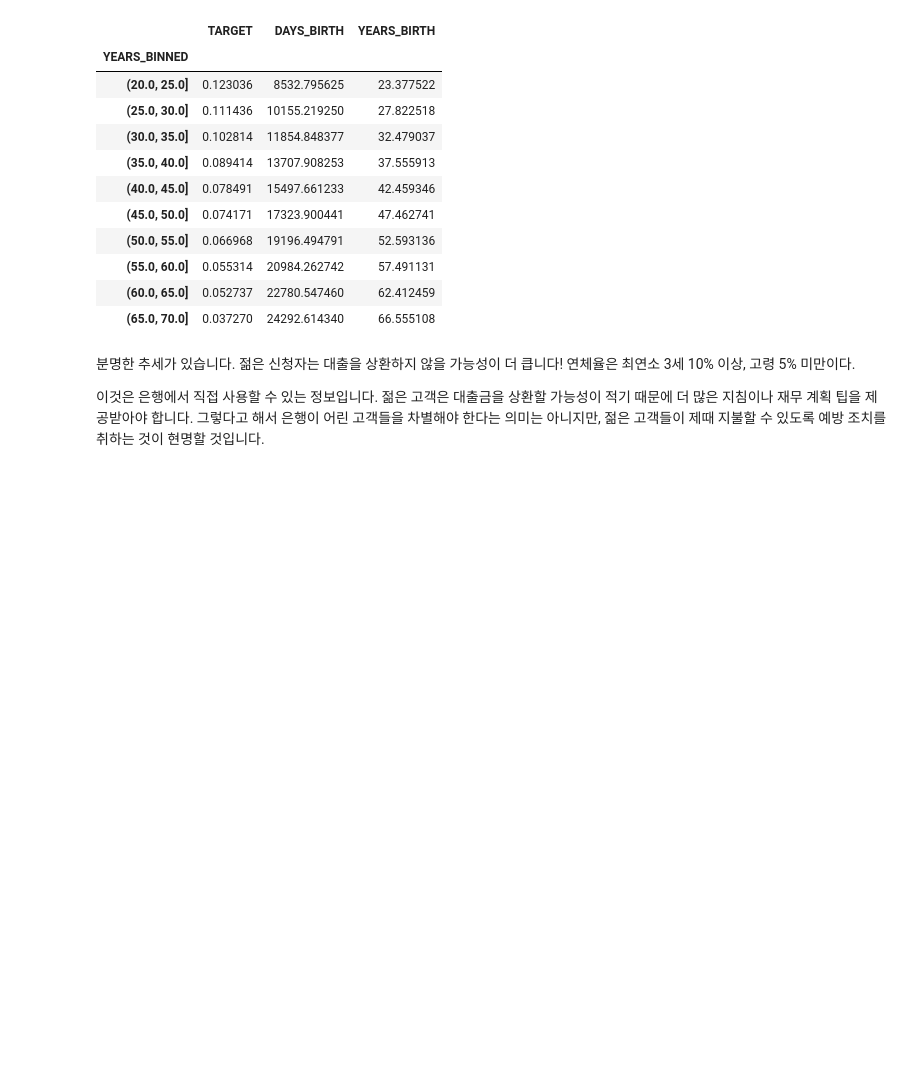
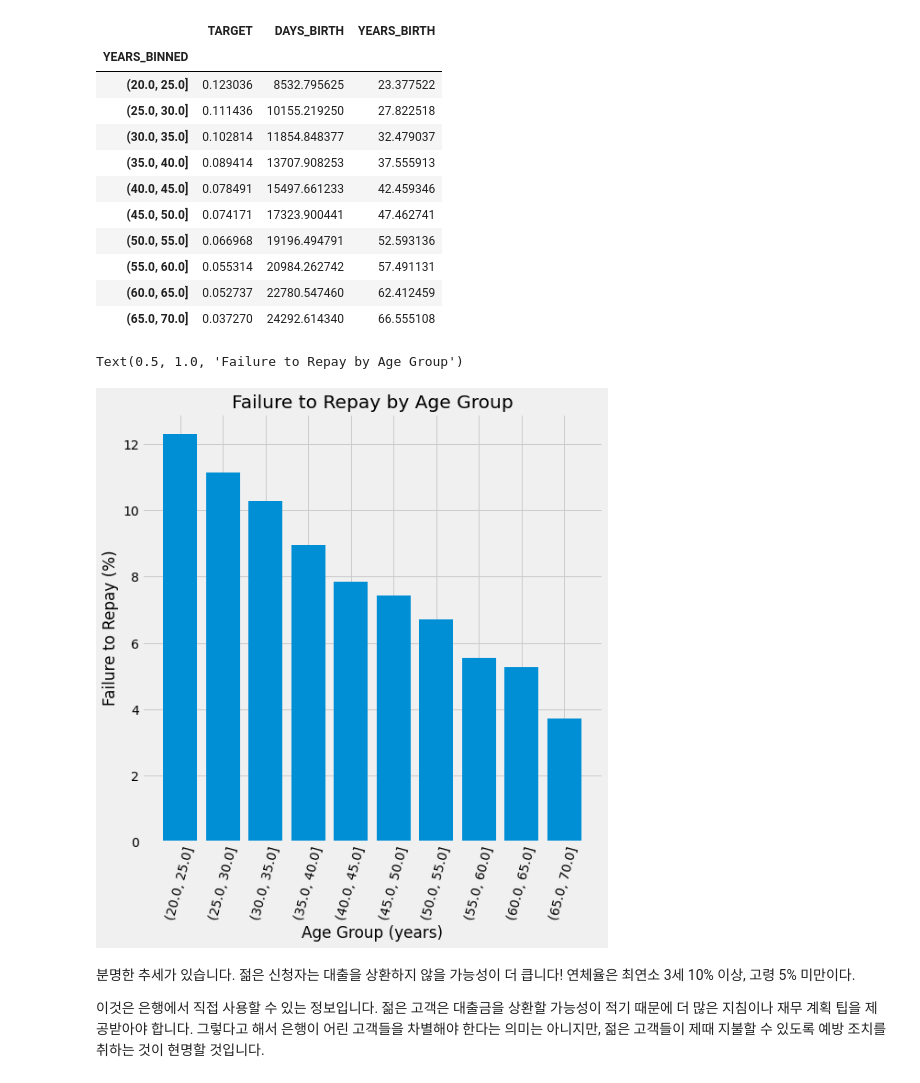
Before and after one commit to jspark418/kaggle_practice, a Jupyter notebook: Home Credit Default Risk/home-credit-default-risk.ipynb, the cells around one changed output. Drawn from its saved outputs; the diff is of its cells as text; code cells hidden in the pictures; blank space fills up the shorter version.

```diff
--- a/Home Credit Default Risk/home-credit-default-risk.ipynb
+++ b/Home Credit Default Risk/home-credit-default-risk.ipynb
@@ -389,10 +395,13 @@ age_groups
 | (60.0, 65.0] | 0.052737 | 22780.547460 | 62.412459 |
 | (65.0, 70.0] | 0.037270 | 24292.614340 | 66.555108 |
 # %%
-# plt.figure(figsize=(8,8))
-# plt.bar(age_groups.index.astype(str), 100* age_groups['TARGET'])
-# plt.xticks(rotation = 75); plt.xlabel('Age Group (years)'); plt.ylabel('Failure to Repay (%)')
-# plt.title('Failure to Repay by Age Group')
+plt.figure(figsize=(8,8))
+plt.bar(age_groups.index.astype(str), 100* age_groups['TARGET'])
+plt.xticks(rotation = 75); plt.xlabel('Age Group (years)'); plt.ylabel('Failure to Repay (%)')
+plt.title('Failure to Repay by Age Group')
+# %% [output]
+Text(0.5, 1.0, 'Failure to Repay by Age Group')
+[figure, added]
 # %% [markdown]
 분명한 추세가 있습니다. 젊은 신청자는 대출을 상환하지 않을 가능성이 더 큽니다! 연체율은 최연소 3세 10% 이상, 고령 5% 미만이다.
 
```
Also changed, not shown: parts of 23 cells of this notebook.
